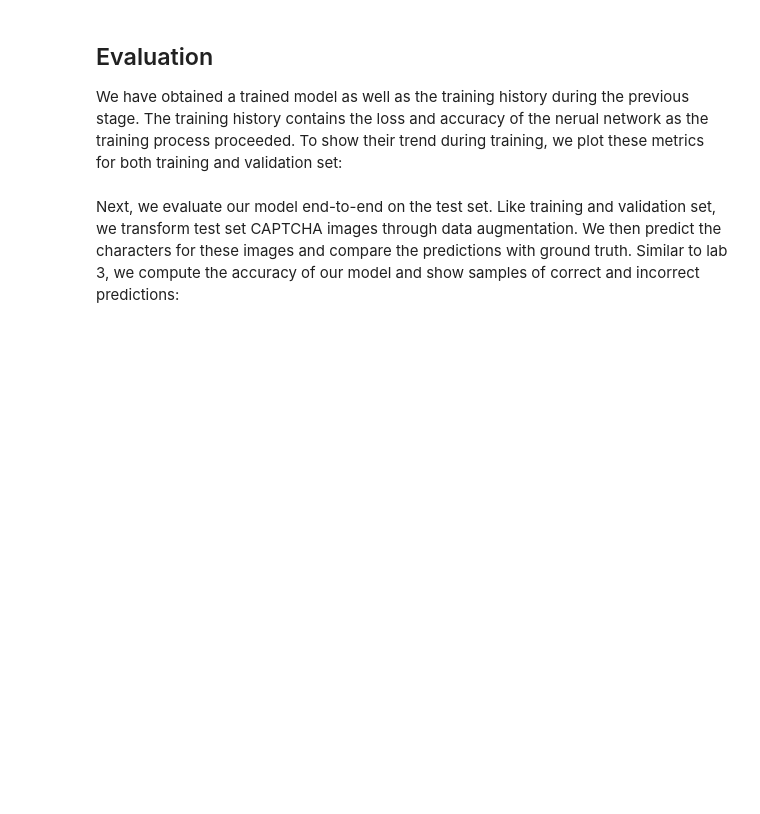
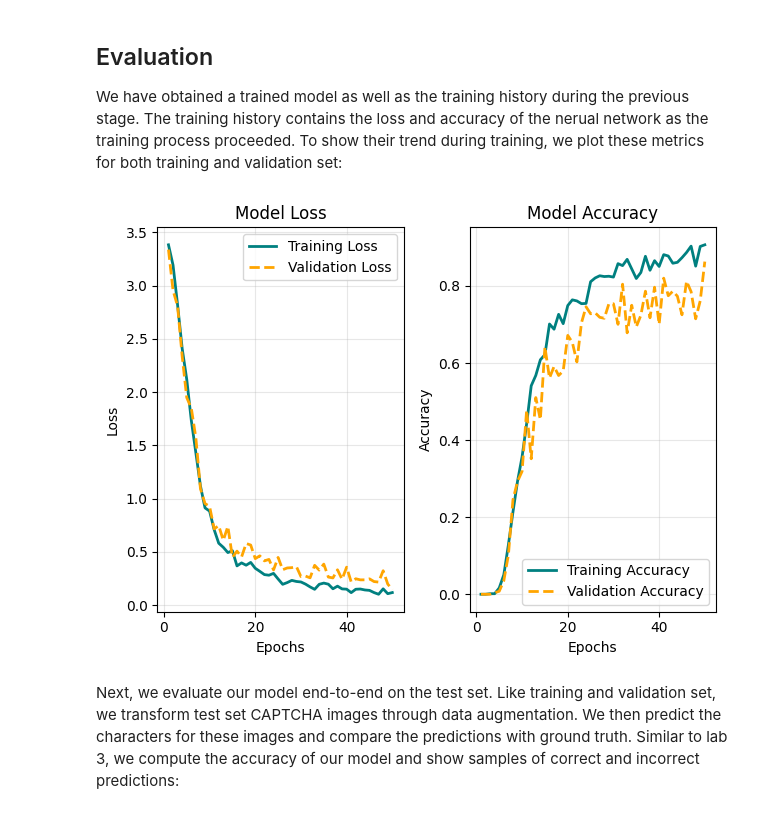
Before and after one commit to cliffpm/MLsecurity, a Jupyter notebook: Assignment2/homework_2_student_20260121.ipynb, the cells around one changed output. Cells and saved outputs as stored; diff of their text form; code cells hidden in the pictures; blank space fills up the shorter version.

```diff
--- a/Assignment2/homework_2_student_20260121.ipynb
+++ b/Assignment2/homework_2_student_20260121.ipynb
@@ -428,13 +473,41 @@ We have obtained a trained model as well as the training history during the prev
 # %%
 from matplotlib import pyplot as plt
 
 ## [ TODO ]
 # 1) Plot the loss of the model during training for both training set and validation set.
 #    (Hint: for history list of dicts, training loss is `history[epoch]["loss_train"]` and `history[epoch]["loss_vali"]`)
+train_loss = [h["loss_train"] for h in history_basic]
+epochs = [h["epoch"] for h in history_basic]
+vali_loss = [h["loss_vali"] for h in history_basic]
+train_acc = [h["acc_train"] for h in history_basic]
+vali_acc = [h["acc_vali"] for h in history_basic]
 # 2) Plot the accuracy of the model during training for both training set and validation set.
 #    (Hint: for history list of dicts, training accuracy is `history[epoch]["acc_train"]` and `history[epoch]["acc_vali"]`)
 #    (Note: plot all curves for the same metric on the same graph for comparison)
-raise NotImplementedError
+# 1) Plot Loss
+plt.subplot(1, 2, 1)
+plt.plot(epochs, train_loss, label="Training Loss", color='teal', linewidth=2)
+plt.plot(epochs, vali_loss, label="Validation Loss", color='orange', linestyle='--', linewidth=2)
+plt.title("Model Loss")
+plt.xlabel("Epochs")
+plt.ylabel("Loss")
+plt.legend()
+plt.grid(True, alpha=0.3)
+
+# 2) Plot Accuracy
+plt.subplot(1, 2, 2)
+plt.plot(epochs, train_acc, label="Training Accuracy", color='teal', linewidth=2)
+plt.plot(epochs, vali_acc, label="Validation Accuracy", color='orange', linestyle='--', linewidth=2)
+plt.title("Model Accuracy")
+plt.xlabel("Epochs")
+plt.ylabel("Accuracy")
+plt.legend()
+plt.grid(True, alpha=0.3)
+
+plt.tight_layout()
+plt.show()
+# %% [output]
+[figure, added]
 # %% [markdown]
 Next, we evaluate our model end-to-end on the test set. Like training and validation set, we transform test set CAPTCHA images through data augmentation. We then predict the characters for these images and compare the predictions with ground truth. Similar to lab 3, we compute the accuracy of our model and show samples of correct and incorrect predictions:
 # %%
```
Also changed, not shown: parts of 10 cells of this notebook.
